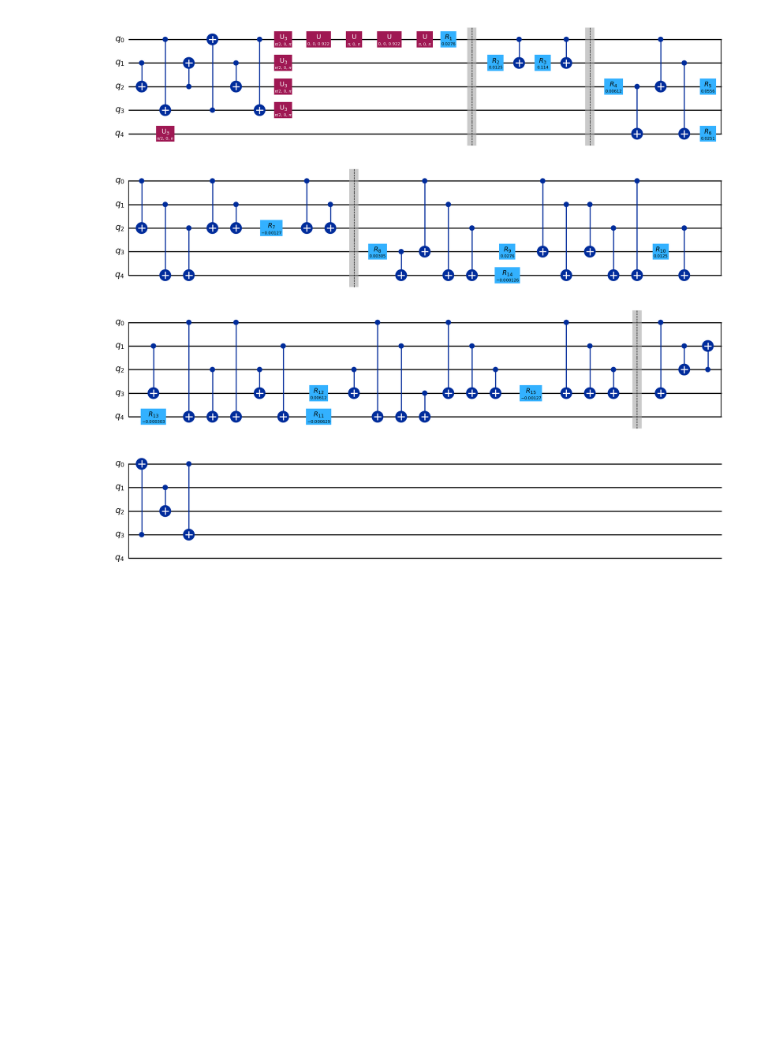
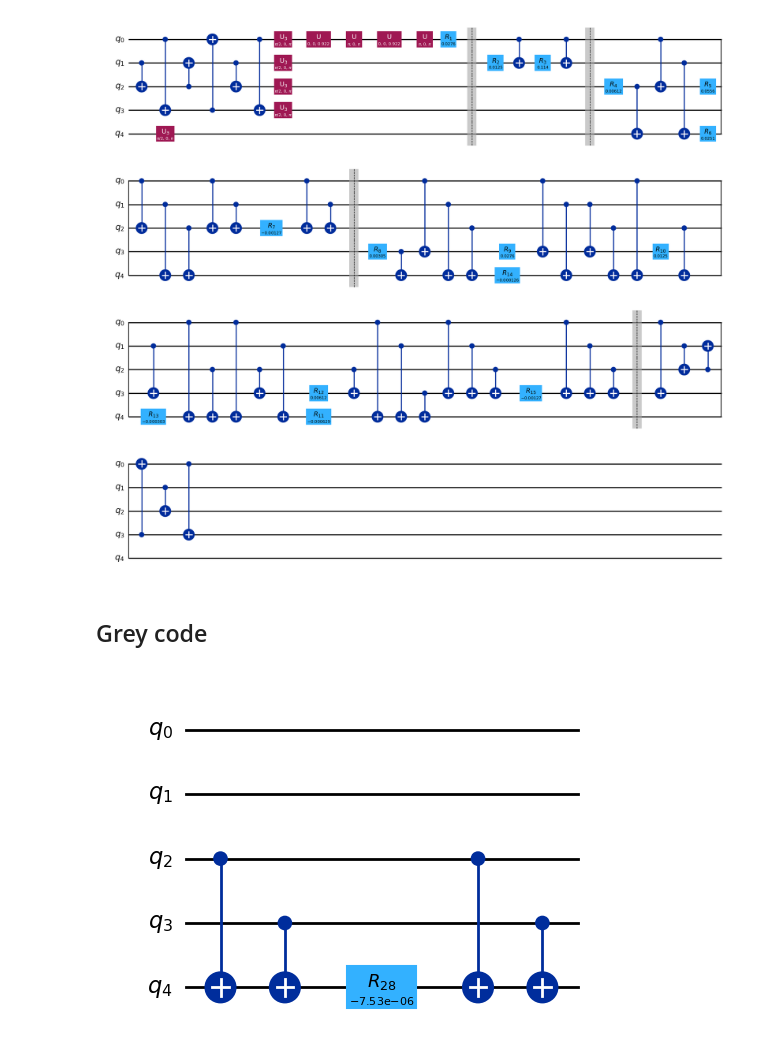
Before and after one commit to ugo-nzongani/Adjustable-depth-quantum-circuit-for-diagonal-unitary-and-QSP, a Jupyter notebook: 2024.ipynb, the cells around one changed output. Drawn from its saved outputs; the diff is of its cells as text; code cells hidden in the pictures; blank space fills up the shorter version.

```diff
--- a/2024.ipynb
+++ b/2024.ipynb
@@ -735,3 +794,13 @@ plt.show()
 diag.decompose(reps=2).draw('mpl',style='iqx')
 # %% [output]
 [figure]
+# %% [markdown]
+## Grey code
+# %%
+order = 28
+n = len(bin(order)[2:].zfill(0))
+walsh_coeffs = list_walsh_coeff(f5,2**n)
+qc = walsh_operator(order,walsh_coeffs)
+qc.draw('mpl',style='iqx')
+# %% [output]
+[figure, added]
```
Also changed, not shown: parts of 8 cells of this notebook.
